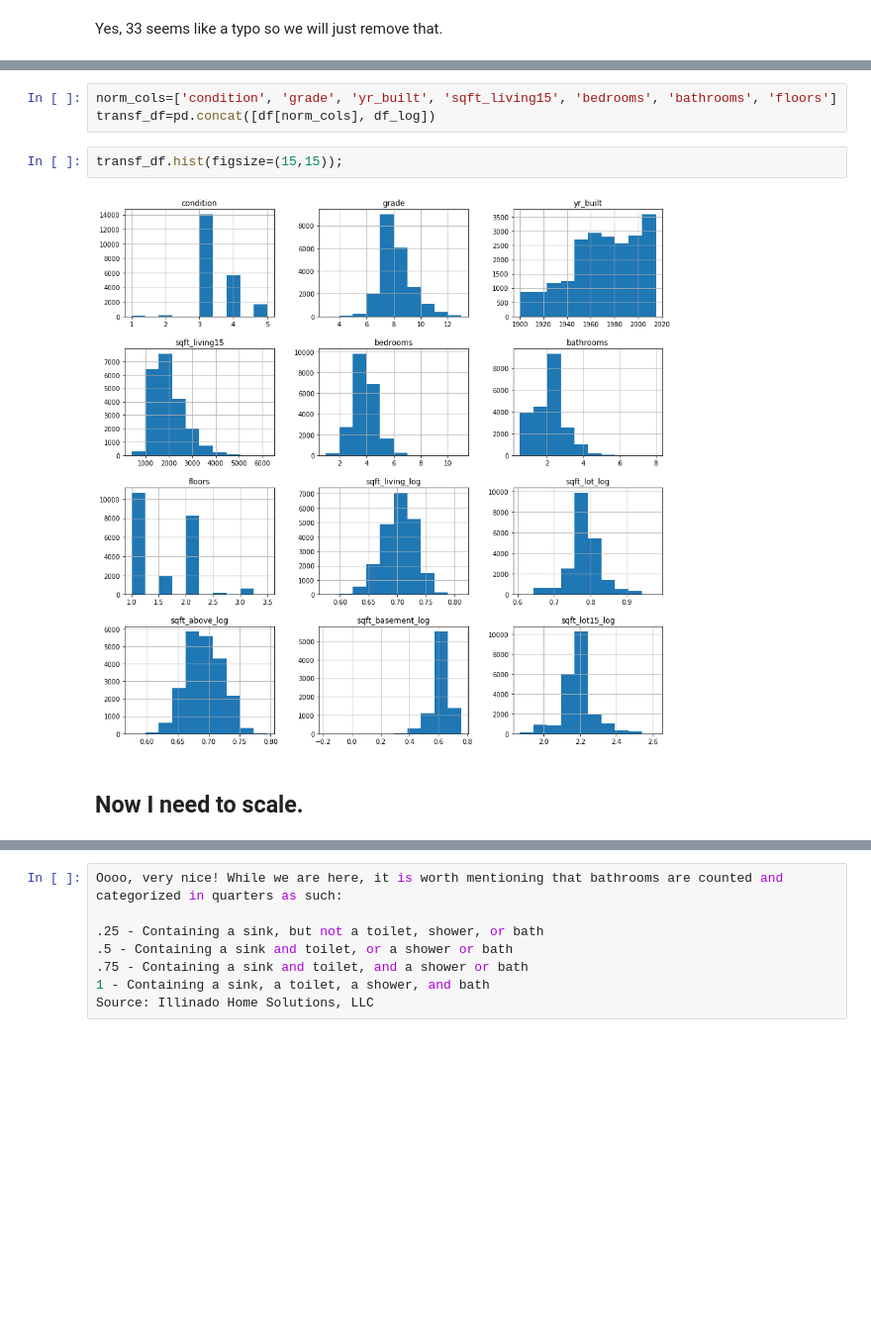
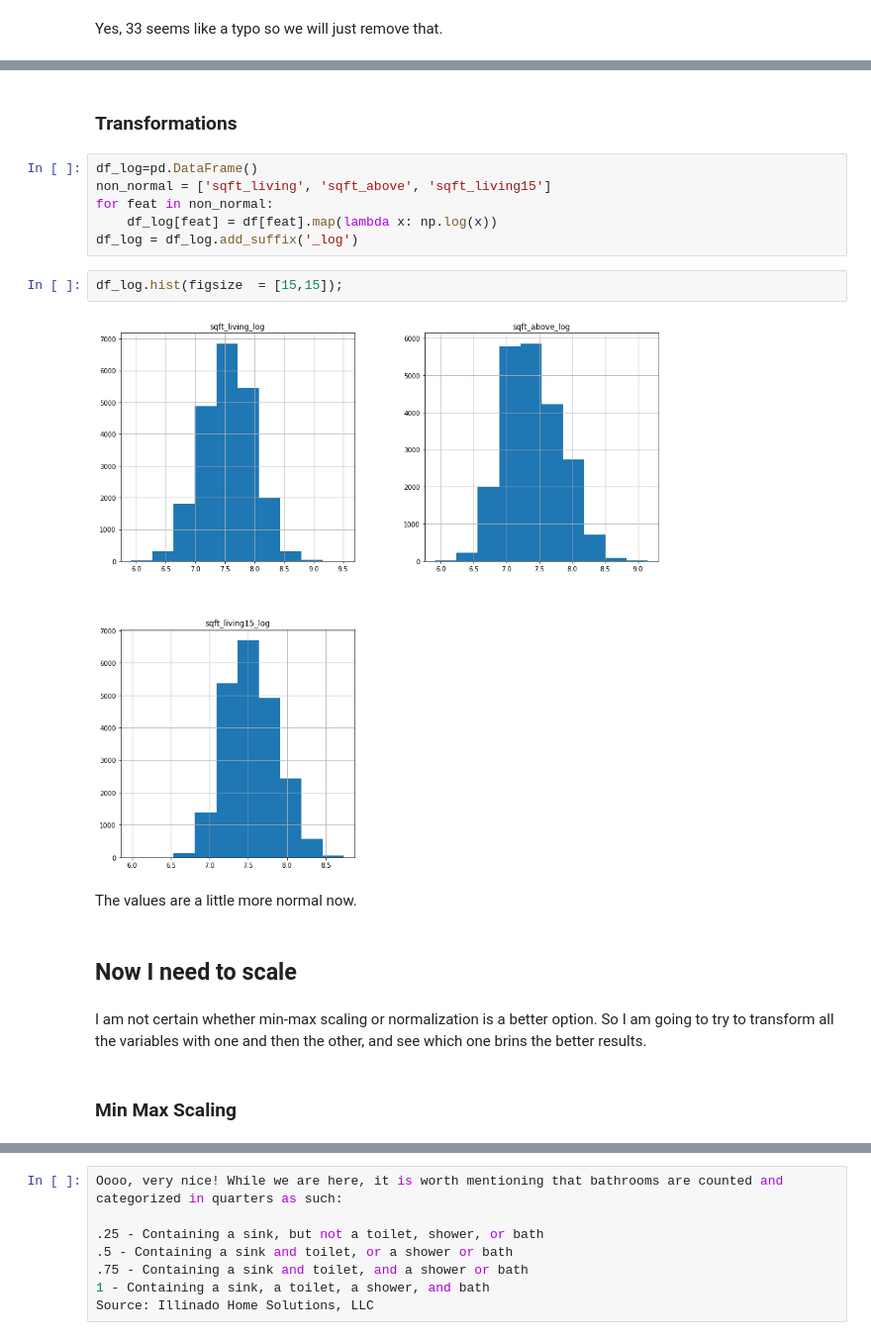
Before and after one commit to MNLKuzmin/dsc-phase-2-project-v2-3, a Jupyter notebook: student.ipynb, the cells around one changed output, grey strips where cells are left out. Shown: that part at 99% size. Saved outputs shown, nothing was run; the diff lists cells and outputs as text; blank space fills up the shorter version.

```diff
--- a/student.ipynb
+++ b/student.ipynb
@@ -650,9 +704,20 @@ Name: bedrooms, dtype: int64
-# %%
-norm_cols=['condition', 'grade', 'yr_built', 'sqft_living15', 'bedrooms', 'bathrooms', 'floors']
-transf_df=pd.concat([df[norm_cols], df_log])
+# %% [markdown]
+### Transformations
+# %%
+df_log=pd.DataFrame()
+non_normal = ['sqft_living', 'sqft_above', 'sqft_living15']
+for feat in non_normal:
+    df_log[feat] = df[feat].map(lambda x: np.log(x))
+df_log = df_log.add_suffix('_log')
 # %%
-transf_df.hist(figsize=(15,15));
+df_log.hist(figsize  = [15,15]);
 # %% [output]
-[figure, old version]
+[figure, new version]
+# %% [markdown]
+The values are a little more normal now.
 # %% [markdown]
-## Now I need to scale.
+## Now I need to scale
+# %% [markdown]
+I am not certain whether min-max scaling or normalization is a better option. So I am going to try to transform all the variables with one and then the other, and see which one brins the better results.
+# %% [markdown]
+### Min Max Scaling
```
Also changed, not shown: parts of 41 cells of this notebook.
